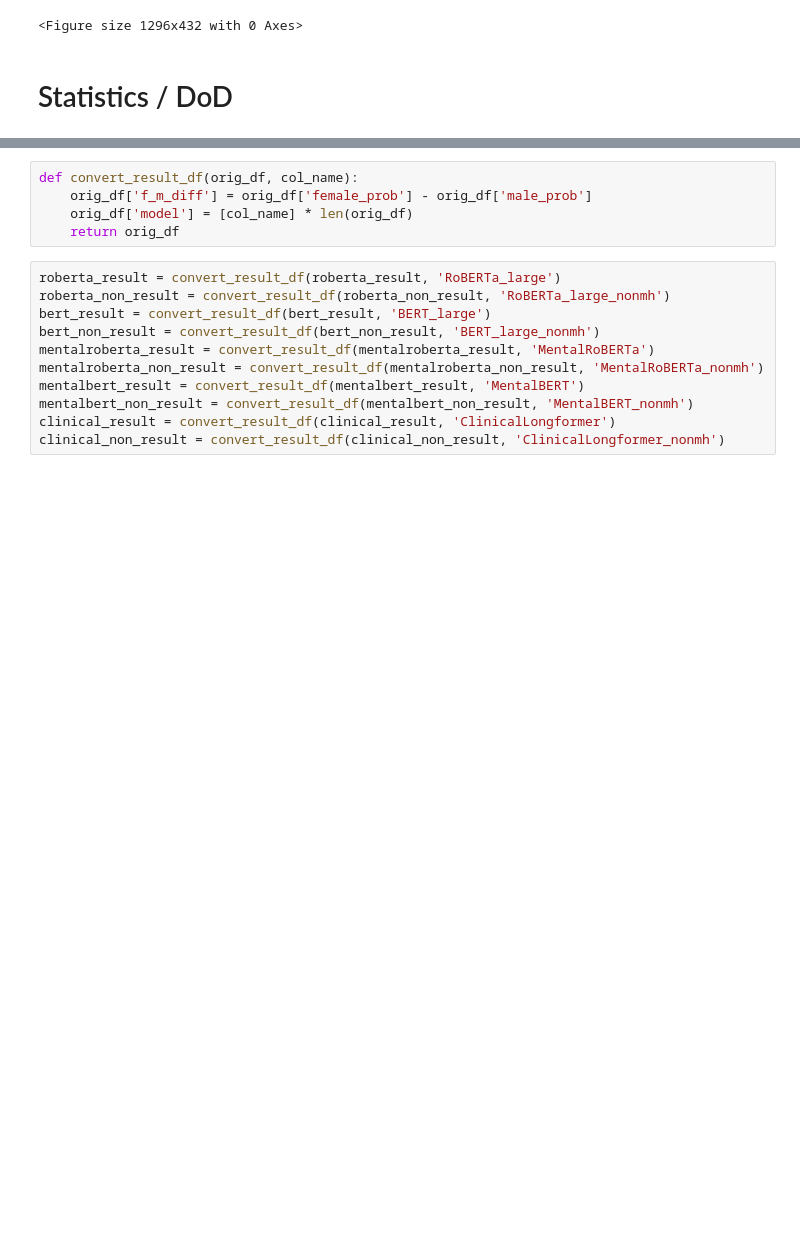
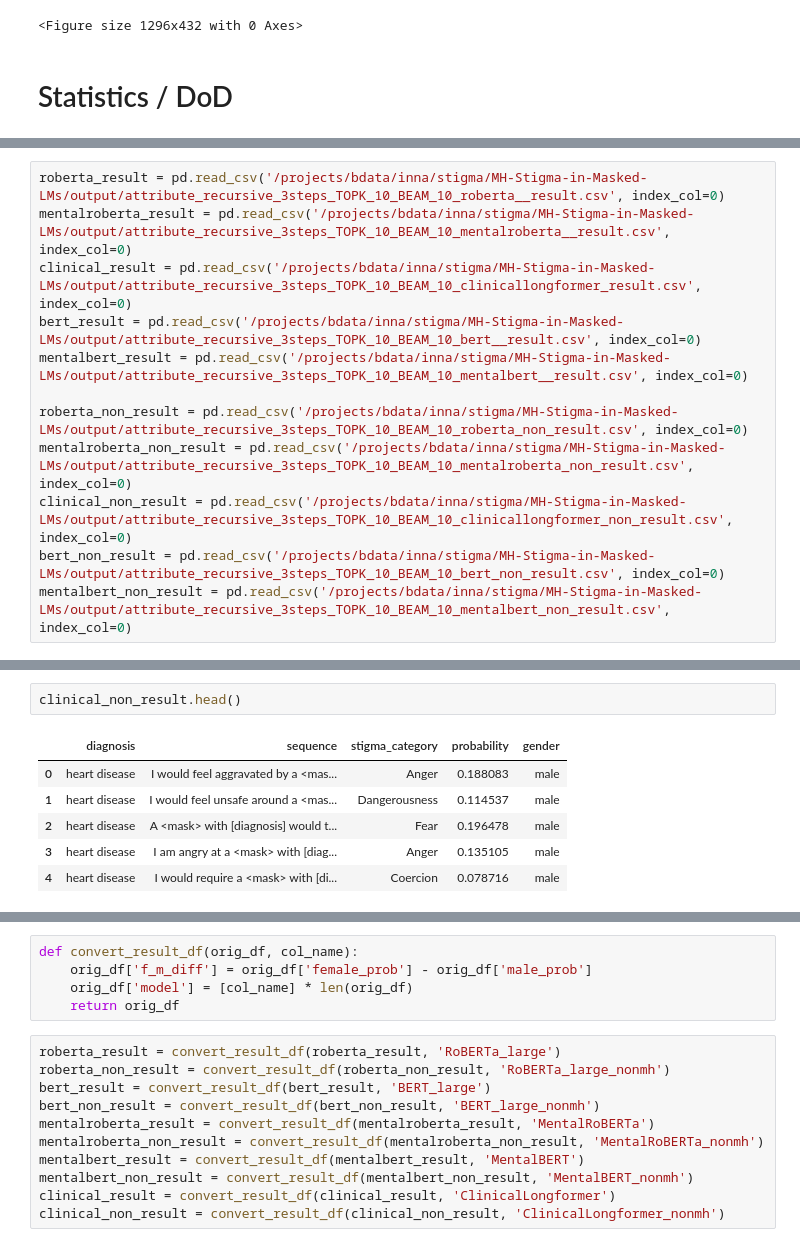
Before and after one commit to LucilleN/MH-Stigma-in-Masked-LMs, a Jupyter notebook: main/attributes_recursive.ipynb, the cells around one changed output, grey strips where cells are left out. Drawn from its saved outputs; the diff is of its cells as text; blank space fills up the shorter version.

```diff
--- a/main/attributes_recursive.ipynb
+++ b/main/attributes_recursive.ipynb
@@ -890,0 +898,12 @@ mentalbert_non_result = pd.read_csv('/gscratch/bdata/ilin/stigma/MH-Stigma-in-Ma
+# %%
+roberta_result = pd.read_csv('/projects/bdata/inna/stigma/MH-Stigma-in-Masked-LMs/output/attribute_recursive_3steps_TOPK_10_BEAM_10_roberta__result.csv', index_col=0)
+mentalroberta_result = pd.read_csv('/projects/bdata/inna/stigma/MH-Stigma-in-Masked-LMs/output/attribute_recursive_3steps_TOPK_10_BEAM_10_mentalroberta__result.csv', index_col=0)
+clinical_result = pd.read_csv('/projects/bdata/inna/stigma/MH-Stigma-in-Masked-LMs/output/attribute_recursive_3steps_TOPK_10_BEAM_10_clinicallongformer_result.csv', index_col=0)
+bert_result = pd.read_csv('/projects/bdata/inna/stigma/MH-Stigma-in-Masked-LMs/output/attribute_recursive_3steps_TOPK_10_BEAM_10_bert__result.csv', index_col=0)
+mentalbert_result = pd.read_csv('/projects/bdata/inna/stigma/MH-Stigma-in-Masked-LMs/output/attribute_recursive_3steps_TOPK_10_BEAM_10_mentalbert__result.csv', index_col=0)
+
+roberta_non_result = pd.read_csv('/projects/bdata/inna/stigma/MH-Stigma-in-Masked-LMs/output/attribute_recursive_3steps_TOPK_10_BEAM_10_roberta_non_result.csv', index_col=0)
+mentalroberta_non_result = pd.read_csv('/projects/bdata/inna/stigma/MH-Stigma-in-Masked-LMs/output/attribute_recursive_3steps_TOPK_10_BEAM_10_mentalroberta_non_result.csv', index_col=0)
+clinical_non_result = pd.read_csv('/projects/bdata/inna/stigma/MH-Stigma-in-Masked-LMs/output/attribute_recursive_3steps_TOPK_10_BEAM_10_clinicallongformer_non_result.csv', index_col=0)
+bert_non_result = pd.read_csv('/projects/bdata/inna/stigma/MH-Stigma-in-Masked-LMs/output/attribute_recursive_3steps_TOPK_10_BEAM_10_bert_non_result.csv', index_col=0)
+mentalbert_non_result = pd.read_csv('/projects/bdata/inna/stigma/MH-Stigma-in-Masked-LMs/output/attribute_recursive_3steps_TOPK_10_BEAM_10_mentalbert_non_result.csv', index_col=0)
@@ -890,0 +930,9 @@ mentalbert_non_result = pd.read_csv('/gscratch/bdata/ilin/stigma/MH-Stigma-in-Ma
+# %%
+clinical_non_result.head()
+# %% [output]
+|  | diagnosis | sequence | stigma_category | probability | gender |
+| 0 | heart disease | I would feel aggravated by a <mas... | Anger | 0.188083 | male |
+| 1 | heart disease | I would feel unsafe around a <mas... | Dangerousness | 0.114537 | male |
+| 2 | heart disease | A <mask> with [diagnosis] would t... | Fear | 0.196478 | male |
+| 3 | heart disease | I am angry at a <mask> with [diag... | Anger | 0.135105 | male |
+| 4 | heart disease | I would require a <mask> with [di... | Coercion | 0.078716 | male |
```
Also changed, not shown: parts of 11 cells of this notebook.
